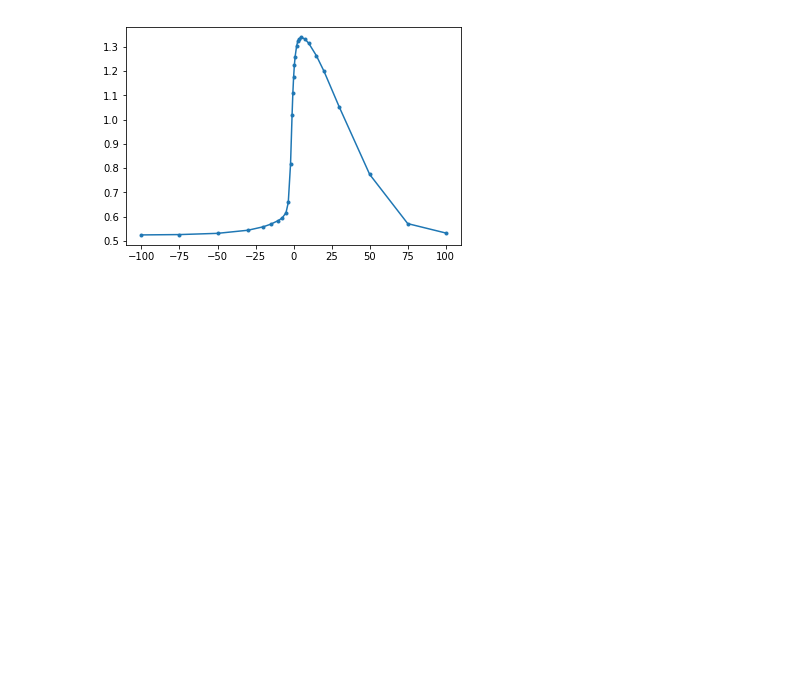
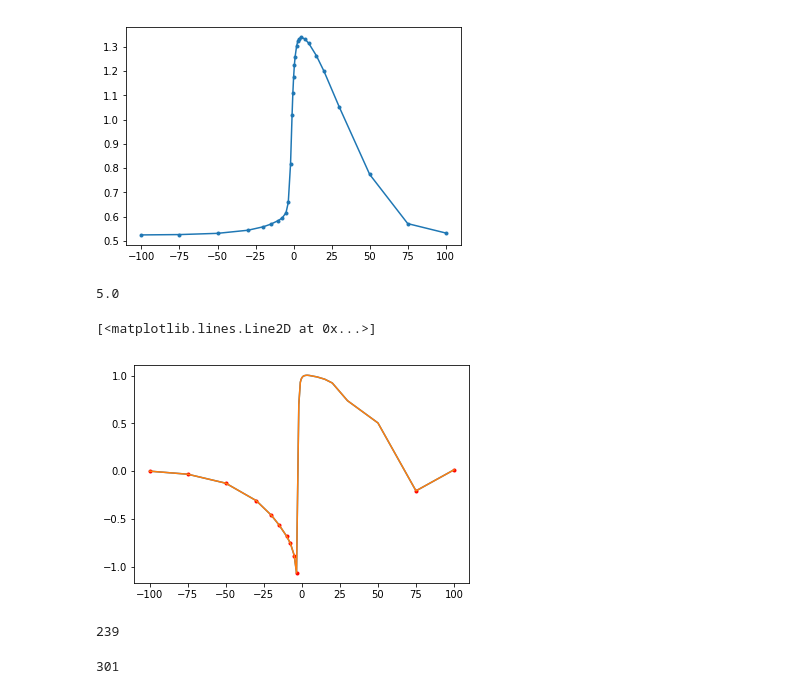
Before and after one commit to p-serna/SpineModel, a Jupyter notebook: STDP Figures.ipynb, the cells around one changed output. Drawn from its saved outputs; the diff is of its cells as text; code cells hidden in the pictures; blank space fills up the shorter version.

```diff
--- a/STDP Figures.ipynb
+++ b/STDP Figures.ipynb
@@ -30,7 +30,7 @@ def plot_trace(data,t,ax=None,c='C0',band= None):
 from matplotlib.patches import ConnectionPatch
 # %%
 with open("../SpineModel/STDP_baseline.pickle","rb") as f:
-    fweights,data,dcs = pickle.load(f)
+    fweights,data,dcs,fcat,dis = pickle.load(f)
 # %%
 tdels = [-100,-75,-50,-30,-20,-15,-10,-7.5,-5,-3.5,-2,-1,-0.5,0,0.5,1.0,2.0,2.75,3.5,5.0,7.5,10.0,15.0,20.,30.,50,75,100]
 # %%
@@ -39,6 +41,10 @@ plot(tdels,data[:,4],'.-')
 # %% [output]
 [<matplotlib.lines.Line2D at 0x...>]
 [figure]
+# %%
+tdels[19]
+# %% [output]
+5.0
 # %%
 for fk in fweights.keys():
     thks = list(fweights[fk].keys())
@@ -52,0 +67,23 @@ def wdt(i,th1th2,corrected = True):
+# %%
+i = randint(500)
+ths = (0.35,0.55)
+wt = wdt(i,ths)
+rp = stdp(wt)
+r = where(wt[:,1]>0,wt[:,2]/wt[:,1],0.0)
+sel = ~((wt[:,2]>0)*(wt[:,1]>0))
+r[sel] = -wt[sel,1]/500.0
+plot(wt[:,0],(r-r[0]))
+plot(wt[sel,0],(r[sel]-r[0]),'r.')
+
+plot(wt[:,0],rp)
+# %% [output]
+[<matplotlib.lines.Line2D at 0x...>]
+[figure, added]
+# %%
+i
+# %% [output]
+239
+# %%
+i
+# %% [output]
+301
```
Also changed, not shown: parts of 22 cells of this notebook, 9 other files.
